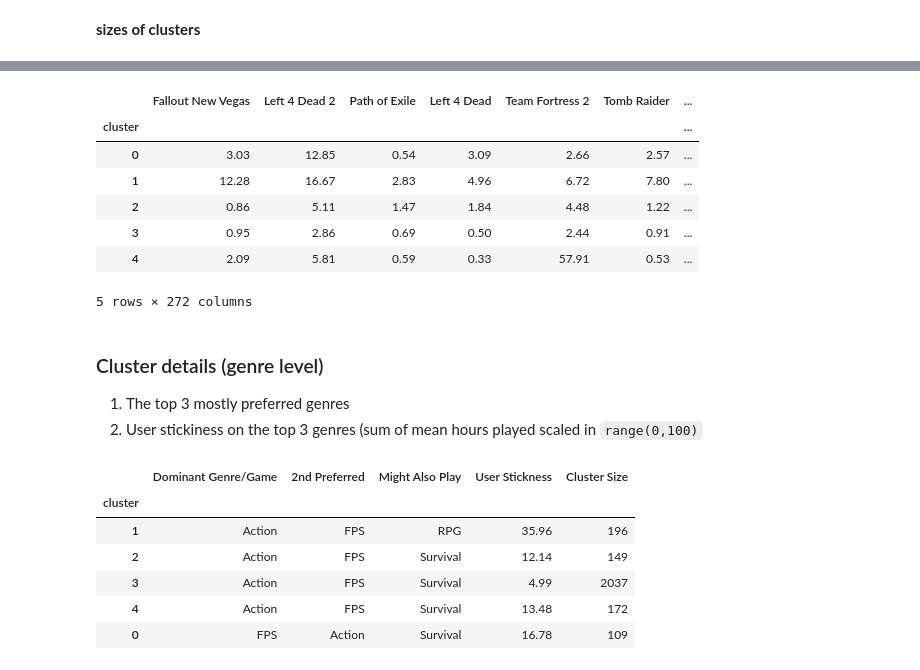
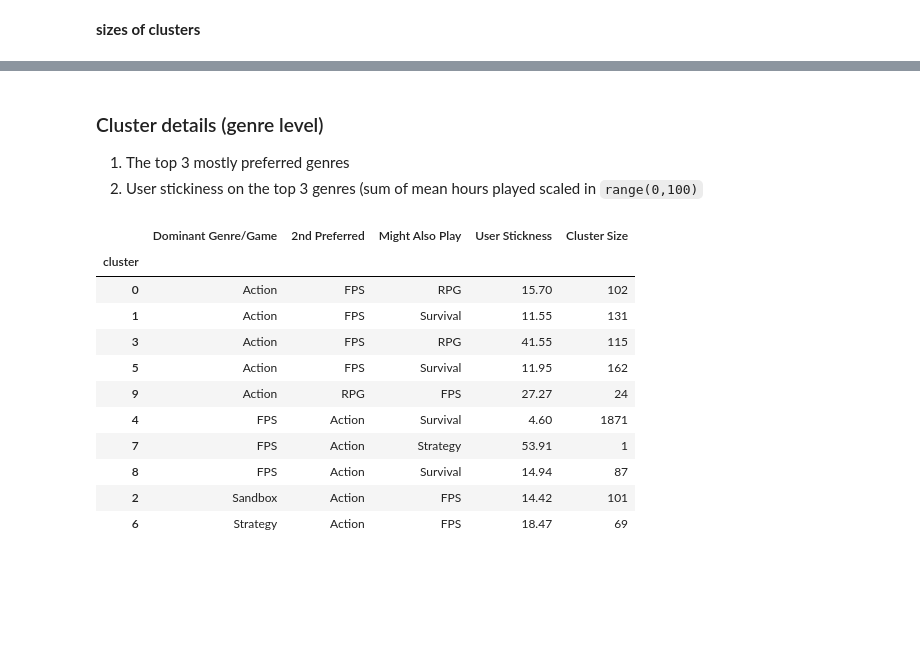
Before and after one commit to haohe1113/Steam-Game-Rcmd-Engine, a Jupyter notebook: steam_market_segmentation.ipynb, the cells around one changed output, grey strips where cells are left out. Cells and saved outputs as stored; diff of their text form; code cells hidden in the pictures; blank space fills up the shorter version.

```diff
--- a/steam_market_segmentation.ipynb
+++ b/steam_market_segmentation.ipynb
@@ -208,11 +208,11 @@ scaler_mm = MinMaxScaler(feature_range=(0,100))
 userbyitem_mm = scaler_mm.fit_transform(userbyitem)
 userbyitem_mm = pd.DataFrame(userbyitem_mm,columns = userbyitem.columns)
 
-k = 5
+k = 10
 model = KMeans(n_clusters=k)
 model.fit(userbyitem_mm)
 userbyitem_mm['cluster'] = pd.Series(model.fit_predict(userbyitem_mm))
-userbyitem_mm.head()
+#userbyitem_mm.head()
 # %% [output]
 |  | Fallout New Vegas | Left 4 Dead 2 | Path of Exile | Left 4 Dead | Team Fortress 2 | Tomb Raider | ... |
 | 0 | 16.351351 | 11.710526 | 10.8 | 4.647887 | 3.733333 | 4.032258 | ... |
@@ -276,14 +266,3 @@ ubi_rank
-# %%
-ubi_stats
-# %% [output]
-|  | Fallout New Vegas | Left 4 Dead 2 | Path of Exile | Left 4 Dead | Team Fortress 2 | Tomb Raider | ... |
-| cluster |  |  |  |  |  |  | ... |
-| 0 | 3.03 | 12.85 | 0.54 | 3.09 | 2.66 | 2.57 | ... |
-| 1 | 12.28 | 16.67 | 2.83 | 4.96 | 6.72 | 7.80 | ... |
-| 2 | 0.86 | 5.11 | 1.47 | 1.84 | 4.48 | 1.22 | ... |
-| 3 | 0.95 | 2.86 | 0.69 | 0.50 | 2.44 | 0.91 | ... |
-| 4 | 2.09 | 5.81 | 0.59 | 0.33 | 57.91 | 0.53 | ... |
-5 rows × 272 columns
 # %% [markdown]
 ### Cluster details (genre level)
 1. The top 3 mostly preferred genres
@@ -299,12 +278,18 @@ new_ubi_cat = new_ubi_cat.drop('cluster', axis = 1)\
                .join(userbyitem_mm['cluster'])
 # %%
 genre_stats,genre_rank = explain_cluster(new_ubi_cat)
-genre_rank.sort_values(['Dominant Genre/Game', '2nd Preferred'])
+genre_rank.sort_values(['Dominant Genre/Game', '2nd Preferred'], inplace = True)
+genre_rank
 # %% [output]
 |  | Dominant Genre/Game | 2nd Preferred | Might Also Play | User Stickness | Cluster Size |
 | cluster |  |  |  |  |  |
-| 1 | Action | FPS | RPG | 35.96 | 196 |
-| 2 | Action | FPS | Survival | 12.14 | 149 |
-| 3 | Action | FPS | Survival | 4.99 | 2037 |
-| 4 | Action | FPS | Survival | 13.48 | 172 |
-| 0 | FPS | Action | Survival | 16.78 | 109 |
+| 0 | Action | FPS | RPG | 15.70 | 102 |
+| 1 | Action | FPS | Survival | 11.55 | 131 |
+| 3 | Action | FPS | RPG | 41.55 | 115 |
+| 5 | Action | FPS | Survival | 11.95 | 162 |
+| 9 | Action | RPG | FPS | 27.27 | 24 |
+| 4 | FPS | Action | Survival | 4.60 | 1871 |
+| 7 | FPS | Action | Strategy | 53.91 | 1 |
+| 8 | FPS | Action | Survival | 14.94 | 87 |
+| 2 | Sandbox | Action | FPS | 14.42 | 101 |
+| 6 | Strategy | Action | FPS | 18.47 | 69 |
```
Also changed, not shown: parts of 9 cells of this notebook, 4 other files.
